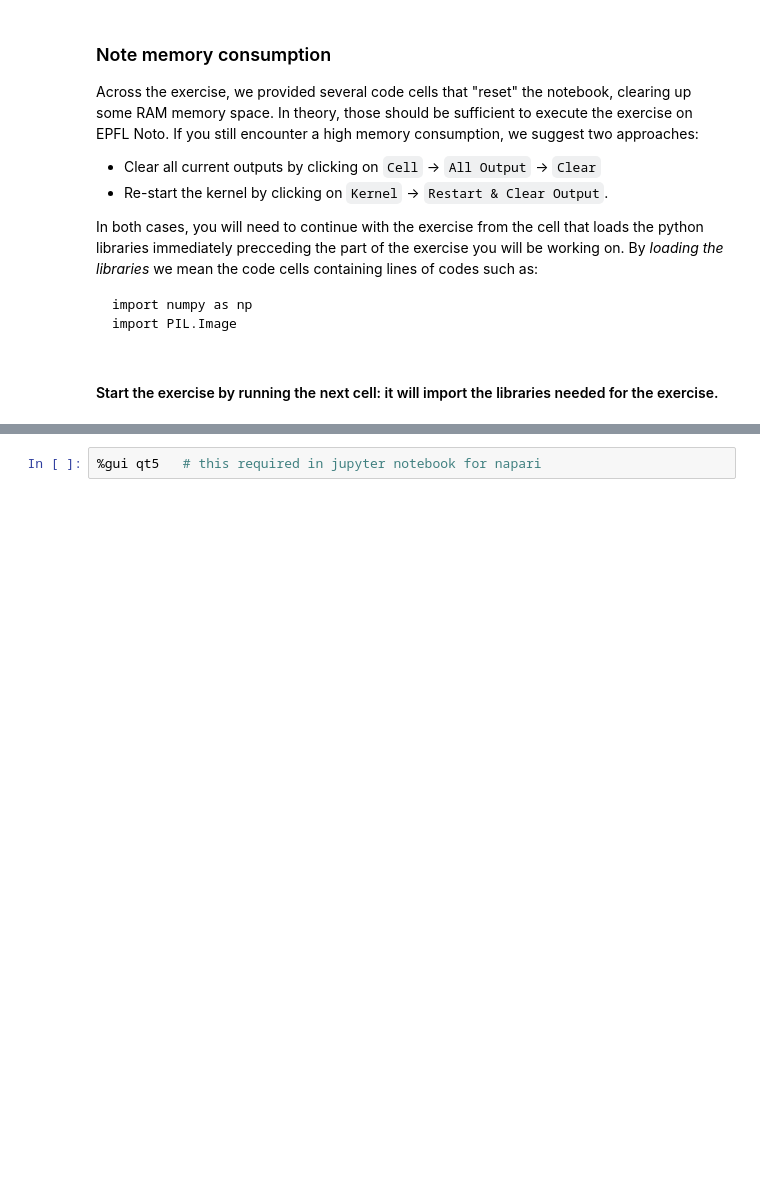
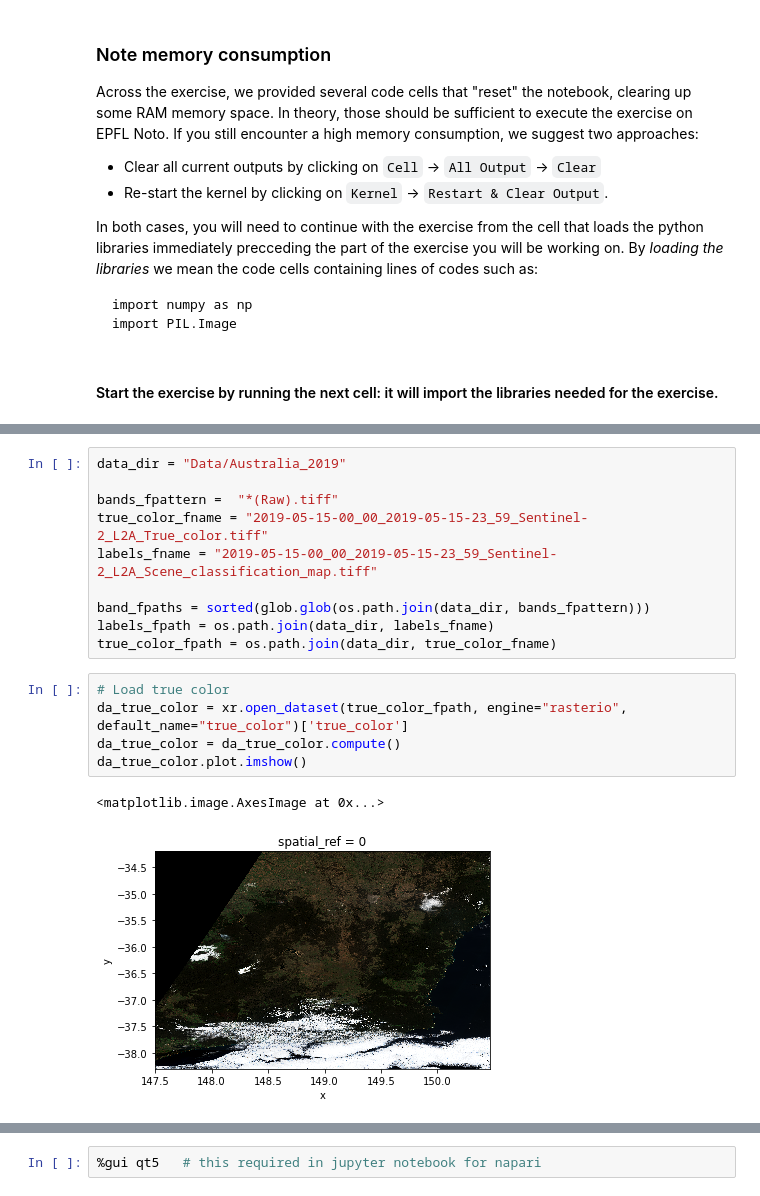
Before and after one commit to ltelab/RS2022, a Jupyter notebook: exercise_6/Exercise_6.ipynb, the cells around one changed output, grey strips where cells are left out. Drawn from its saved outputs; the diff is of its cells as text; blank space fills up the shorter version.

```diff
--- a/exercise_6/Exercise_6.ipynb
+++ b/exercise_6/Exercise_6.ipynb
@@ -68,0 +77,18 @@ import napari
+# %%
+data_dir = "Data/Australia_2019"
+
+bands_fpattern =  "*(Raw).tiff"
+true_color_fname = "2019-05-15-00_00_2019-05-15-23_59_Sentinel-2_L2A_True_color.tiff"
+labels_fname = "2019-05-15-00_00_2019-05-15-23_59_Sentinel-2_L2A_Scene_classification_map.tiff"
+
+band_fpaths = sorted(glob.glob(os.path.join(data_dir, bands_fpattern)))
+labels_fpath = os.path.join(data_dir, labels_fname)
+true_color_fpath = os.path.join(data_dir, true_color_fname)
+# %%
+# Load true color
+da_true_color = xr.open_dataset(true_color_fpath, engine="rasterio", default_name="true_color")['true_color']
+da_true_color = da_true_color.compute()
+da_true_color.plot.imshow()
+# %% [output]
+<matplotlib.image.AxesImage at 0x...>
+[figure, added]
```
Also changed, not shown: parts of 9 cells of this notebook.
